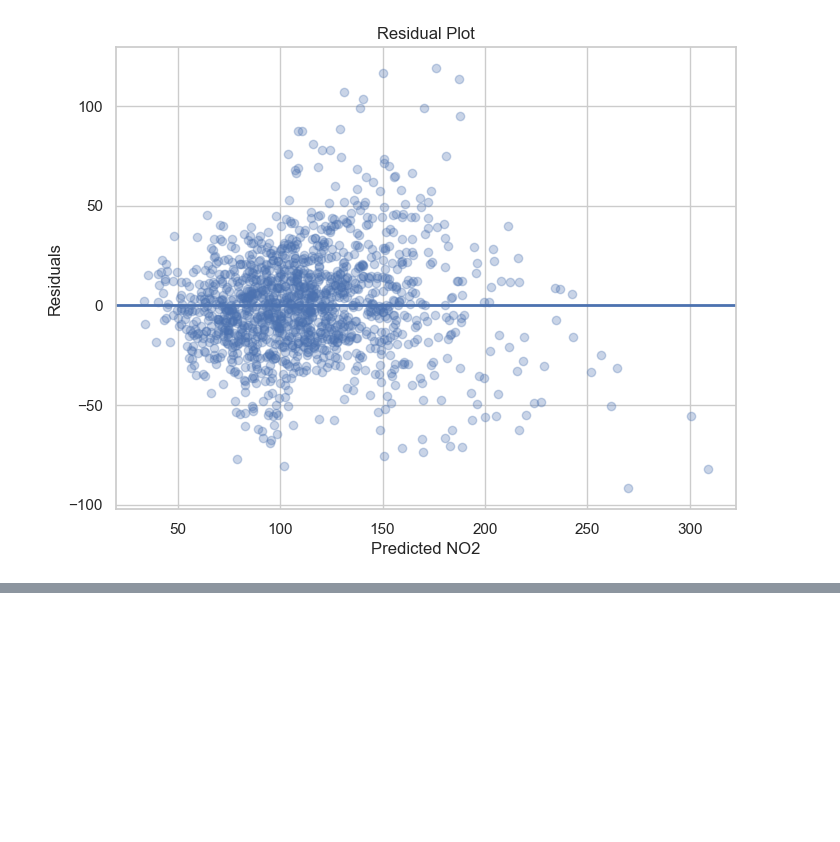
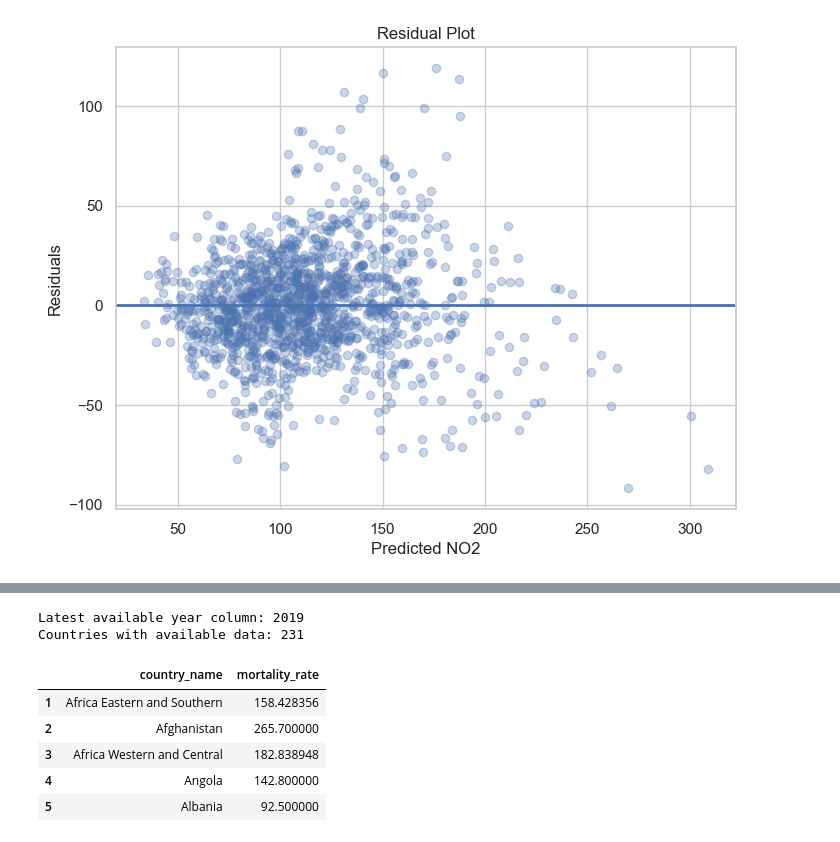
Before and after one commit to looalhadzhiev-max/traffic-pollution-health, a Jupyter notebook: notebooks/traffic_polution_health.ipynb, the cells around one changed output, grey strips where cells are left out. Saved outputs shown, nothing was run; the diff lists cells and outputs as text; code cells hidden in the pictures; blank space fills up the shorter version.

```diff
--- a/notebooks/traffic_polution_health.ipynb
+++ b/notebooks/traffic_polution_health.ipynb
@@ -347,0 +352,37 @@ Regression coefficients:
+# %%
+wb_clean = wb_df.copy()
+
+wb_clean = wb_clean.dropna(axis=1, how="all")
+
+year_columns = [col for col in wb_clean.columns if col.isdigit()]
+
+for col in year_columns:
+    wb_clean[col] = pd.to_numeric(wb_clean[col], errors="coerce")
+
+available_years = [
+    col for col in year_columns
+    if wb_clean[col].notna().sum() > 0
+]
+
+latest_year = max(available_years)
+
+print("Latest available year column:", latest_year)
+
+wb_latest = (
+    wb_clean[["country_name", latest_year]]
+    .rename(columns={latest_year: "mortality_rate"})
+    .dropna()
+)
+
+print("Countries with available data:", len(wb_latest))
+
+wb_latest.head()
+# %% [output]
+Latest available year column: 2019
+Countries with available data: 231
+|  | country_name | mortality_rate |
+| 1 | Africa Eastern and Southern | 158.428356 |
+| 2 | Afghanistan | 265.700000 |
+| 3 | Africa Western and Central | 182.838948 |
+| 4 | Angola | 142.800000 |
+| 5 | Albania | 92.500000 |
```
Also changed, not shown: parts of 5 cells of this notebook.
